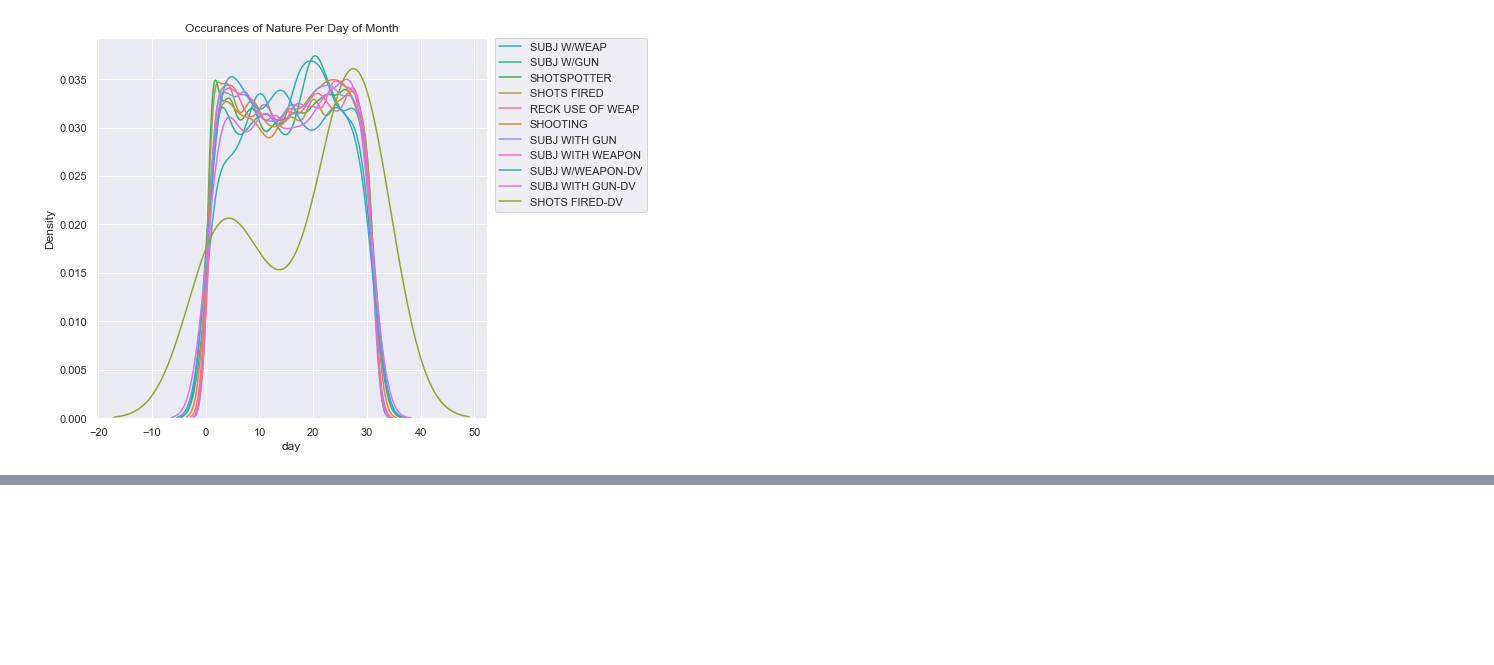
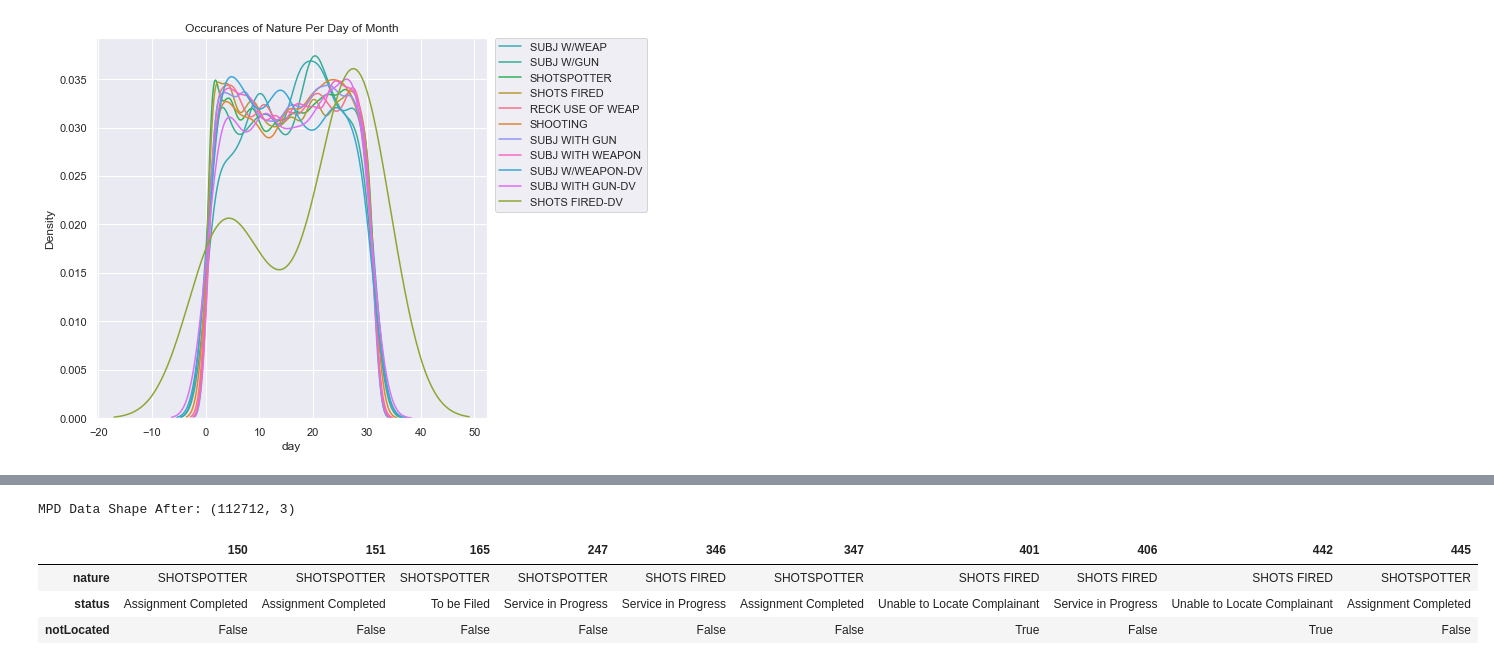
Before and after one commit to GrantFass/CS3300-FinalProject, a Jupyter notebook: CS 3300 011 Data Science Final Project.ipynb, the cells around one changed output, grey strips where cells are left out. Drawn from its saved outputs; the diff is of its cells as text; code cells hidden in the pictures; blank space fills up the shorter version.

```diff
--- a/CS 3300 011 Data Science Final Project.ipynb
+++ b/CS 3300 011 Data Science Final Project.ipynb
@@ -250,0 +297,13 @@ plt.show()
+# %%
+# Create a temporary dataframe of shots fired vs shots spotted
+temp = df[df['nature'].isin(['SHOTSPOTTER', 'SHOTS FIRED'])][['nature', 'status']].copy(deep=True)
+# Add a column denoting if the call was unable to be located
+temp['notLocated'] = temp['status']=='Unable to Locate Complainant'
+print("MPD Data Shape After: %s" % ((temp.shape), ))
+temp.head(10).T
+# %% [output]
+MPD Data Shape After: (112712, 3)
+|  | 150 | 151 | 165 | 247 | 346 | 347 | 401 | 406 | 442 | 445 |
+| nature | SHOTSPOTTER | SHOTSPOTTER | SHOTSPOTTER | SHOTSPOTTER | SHOTS FIRED | SHOTSPOTTER | SHOTS FIRED | SHOTS FIRED | SHOTS FIRED | SHOTSPOTTER |
+| status | Assignment Completed | Assignment Completed | To be Filed | Service in Progress | Service in Progress | Assignment Completed | Unable to Locate Complainant | Service in Progress | Unable to Locate Complainant | Assignment Completed |
+| notLocated | False | False | False | False | False | False | True | False | True | False |
```
Also changed, not shown: parts of 9 cells of this notebook, 1 other file.
